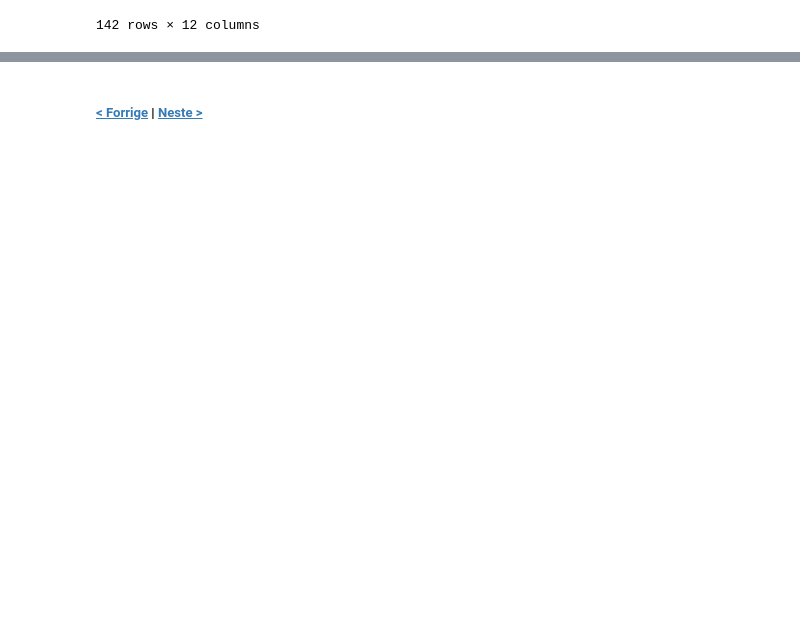
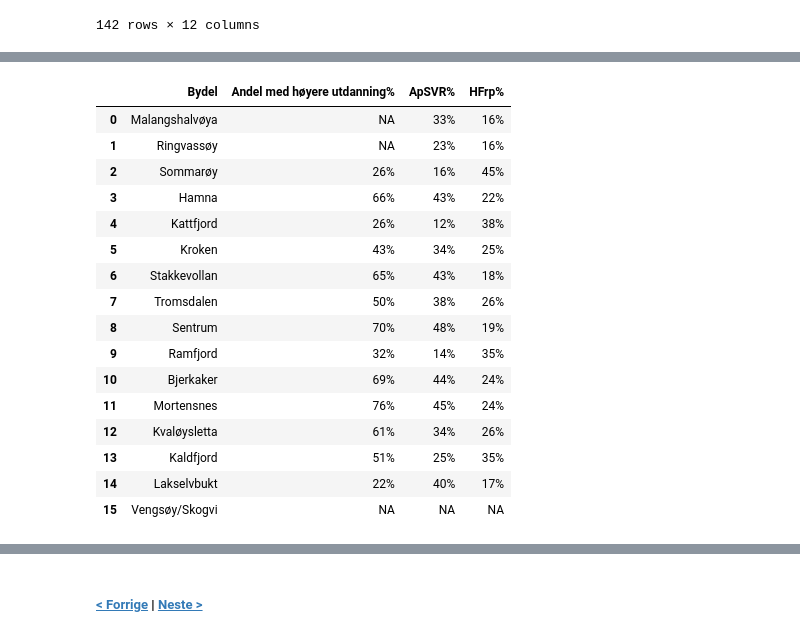
Before and after one commit to harsutvi/notebooks, a Jupyter notebook: 11 - interaktive websider.ipynb, the cells around one changed output, grey strips where cells are left out. Cells and saved outputs as stored; diff of their text form; code cells hidden in the pictures; blank space fills up the shorter version.

```diff
--- a/11 - interaktive websider.ipynb
+++ b/11 - interaktive websider.ipynb
@@ -487,0 +380,17 @@ Gjør som i [10 - statsmodels](10%20-%20statsmodels.ipynb), og beregn regression
+# %%
+f=folium.Choropleth(
+    geo_data=geodata_merged,
+    name="choropleth",
+    columns=["Bydel", "Rødhet"],
+    data=geodata_merged,
+    key_on="feature.properties.Bydel",
+    fill_color="RdBu",
+    nan_fill_color='white',
+    fill_opacity=0.5,
+    legend_name="Valgresultat oppslutning H+Frp minus Ap+SV+Rødt"
+).add_to(tromso)
+
+folium.LayerControl().add_to(tromso)
+
+#Saving a new html wtih colour overlay
+tromso.save('tromso.html')
@@ -487,0 +414,38 @@ Gjør som i [10 - statsmodels](10%20-%20statsmodels.ipynb), og beregn regression
+# %%
+#cleaning data
+import math
+
+geodata_merged['Andel med høyere utdanning%'] = geodata_merged['Andel med høyere utdanning'].apply(
+
+    lambda x: f"{int(x)}%"
+    if not math.isnan(x) else 'NA')
+
+geodata_merged['ApSVR%'] = geodata_merged['ApSVR'].apply(
+
+    lambda x: f"{int(x*100)}%"
+    if not math.isnan(x) else 'NA')
+
+geodata_merged['HFrp%'] = geodata_merged['HFrp'].apply(
+
+    lambda x:  f"{int(x*100)}%"
+    if not math.isnan(x) else 'NA')
+
+geodata_merged[['Bydel', 'Andel med høyere utdanning%', 'ApSVR%', 'HFrp%']]
+# %% [output]
+|  | Bydel | Andel med høyere utdanning% | ApSVR% | HFrp% |
+| 0 | Malangshalvøya | NA | 33% | 16% |
+| 1 | Ringvassøy | NA | 23% | 16% |
+| 2 | Sommarøy | 26% | 16% | 45% |
+| 3 | Hamna | 66% | 43% | 22% |
+| 4 | Kattfjord | 26% | 12% | 38% |
+| 5 | Kroken | 43% | 34% | 25% |
+| 6 | Stakkevollan | 65% | 43% | 18% |
+| 7 | Tromsdalen | 50% | 38% | 26% |
+| 8 | Sentrum | 70% | 48% | 19% |
+| 9 | Ramfjord | 32% | 14% | 35% |
+| 10 | Bjerkaker | 69% | 44% | 24% |
+| 11 | Mortensnes | 76% | 45% | 24% |
+| 12 | Kvaløysletta | 61% | 34% | 26% |
+| 13 | Kaldfjord | 51% | 25% | 35% |
+| 14 | Lakselvbukt | 22% | 40% | 17% |
+| 15 | Vengsøy/Skogvi | NA | NA | NA |
```
Also changed, not shown: parts of 59 cells of this notebook, 28 other files.
